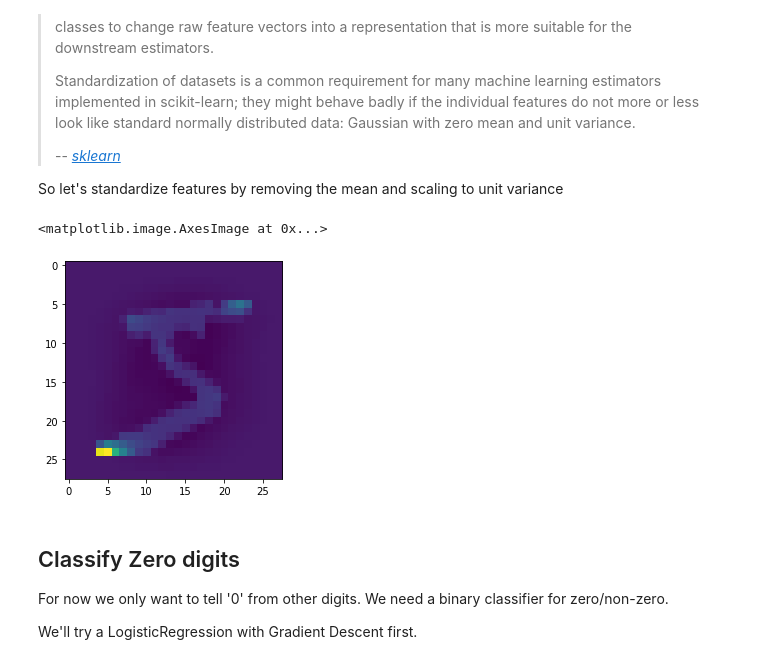
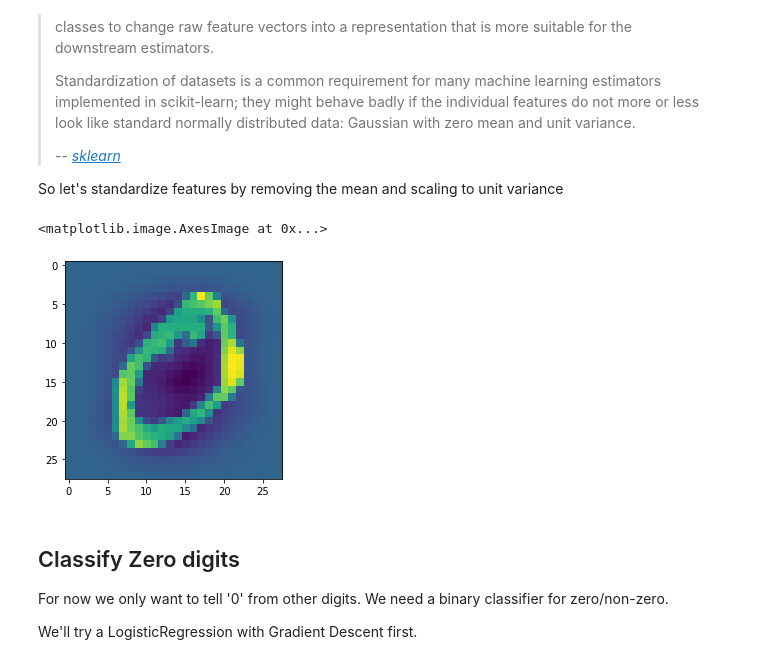
Before and after one commit to philj0st/MNIST-Digit-Classification, a Jupyter notebook: MNIST-Digits.ipynb, the cells around one changed output. Drawn from its saved outputs; the diff is of its cells as text; code cells hidden in the pictures.

```diff
--- a/MNIST-Digits.ipynb
+++ b/MNIST-Digits.ipynb
@@ -100,14 +101,14 @@ So let's standardize features by removing the mean and scaling to unit variance
 # %%
 from sklearn.preprocessing import StandardScaler
 scaler = StandardScaler()
 # Standardize features by removing the mean and scaling to unit variance
 X_scaled = scaler.fit_transform(X_train, y_train)
 # example of a scaled digit.
 # let's see what the scaling did to our data
-plt.imshow(X_scaled[0].reshape(28,28))
+plt.imshow(X_scaled[1].reshape(28,28))
 # %% [output]
 <matplotlib.image.AxesImage at 0x...>
-[figure, old version]
+[figure, new version]
 # %% [markdown]
 ## Classify Zero digits
 For now we only want to tell '0' from other digits. We need a binary classifier for zero/non-zero.
```
Also changed, not shown: parts of 14 cells of this notebook.
